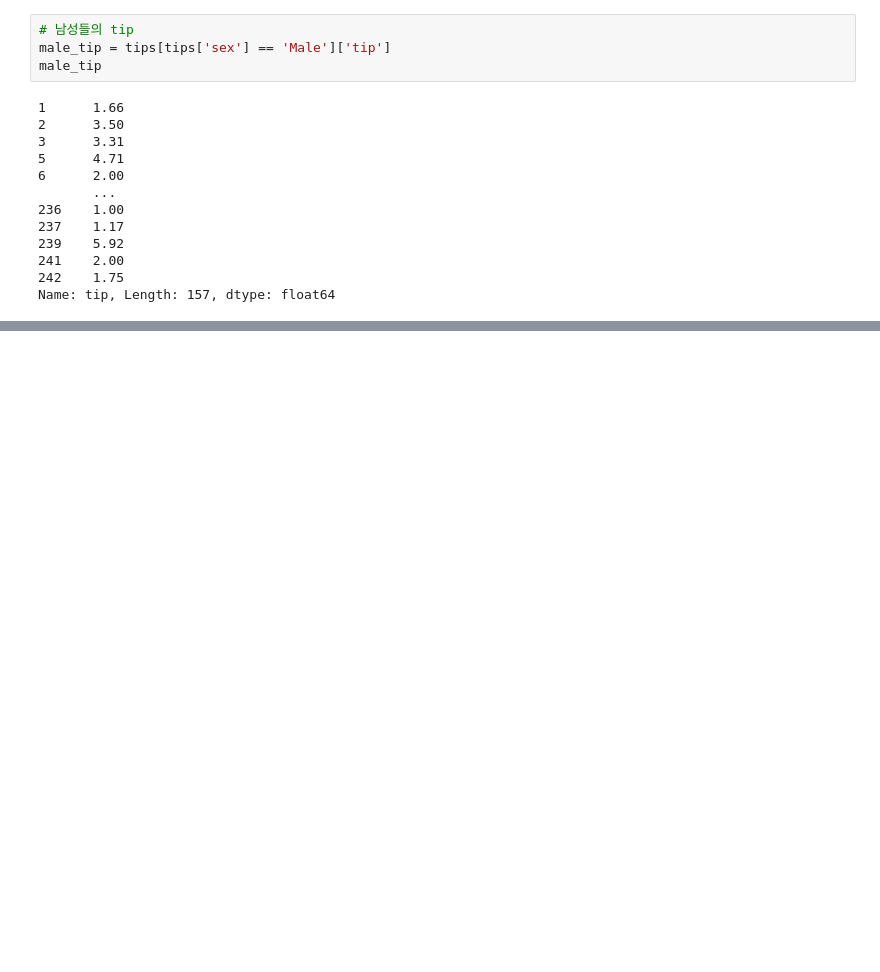
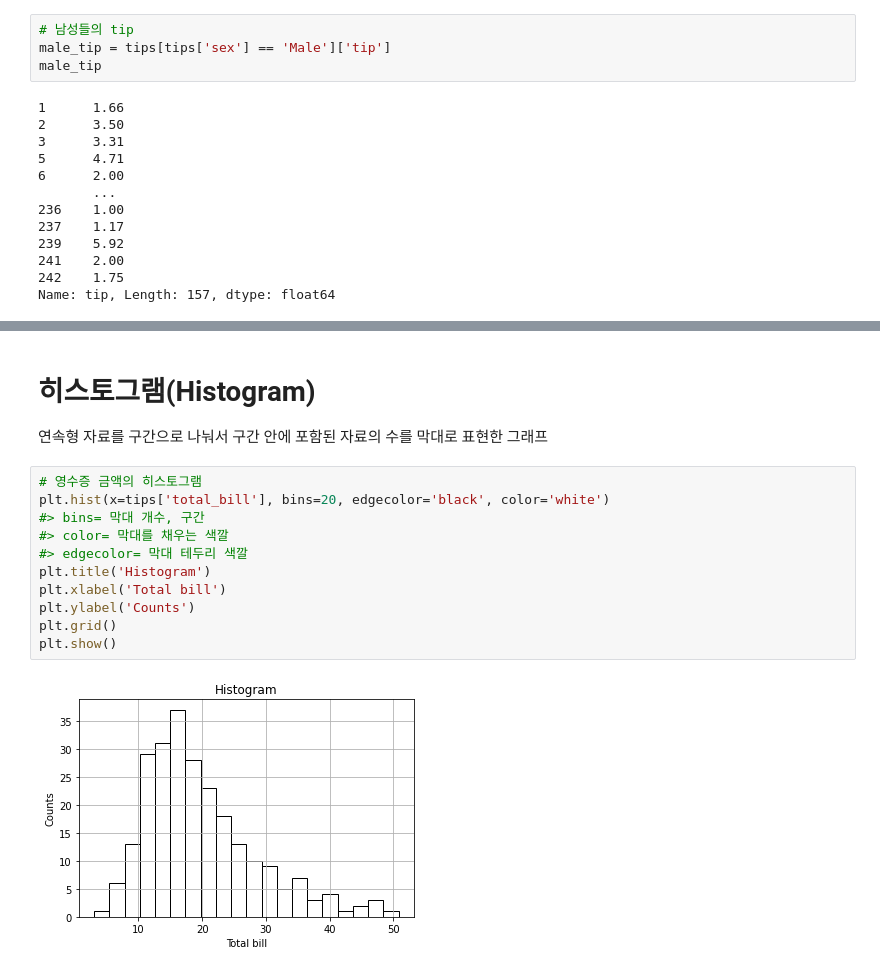
Before and after one commit to sejinseo/Itwill_Python, a Jupyter notebook: py21_matplotlib.ipynb, the cells around one changed output, grey strips where cells are left out. Saved outputs shown, nothing was run; the diff lists cells and outputs as text; blank space fills up the shorter version.

```diff
--- a/py21_matplotlib.ipynb
+++ b/py21_matplotlib.ipynb
@@ -246,0 +285,17 @@ plt.show()
+# %% [markdown]
+# 히스토그램(Histogram)
+
+연속형 자료를 구간으로 나눠서 구간 안에 포함된 자료의 수를 막대로 표현한 그래프
+# %%
+# 영수증 금액의 히스토그램
+plt.hist(x=tips['total_bill'], bins=20, edgecolor='black', color='white')
+#> bins= 막대 개수, 구간
+#> color= 막대를 채우는 색깔
+#> edgecolor= 막대 테두리 색깔
+plt.title('Histogram')
+plt.xlabel('Total bill')
+plt.ylabel('Counts')
+plt.grid()
+plt.show()
+# %% [output]
+[figure, added]
```
Also changed, not shown: parts of 13 cells of this notebook.
